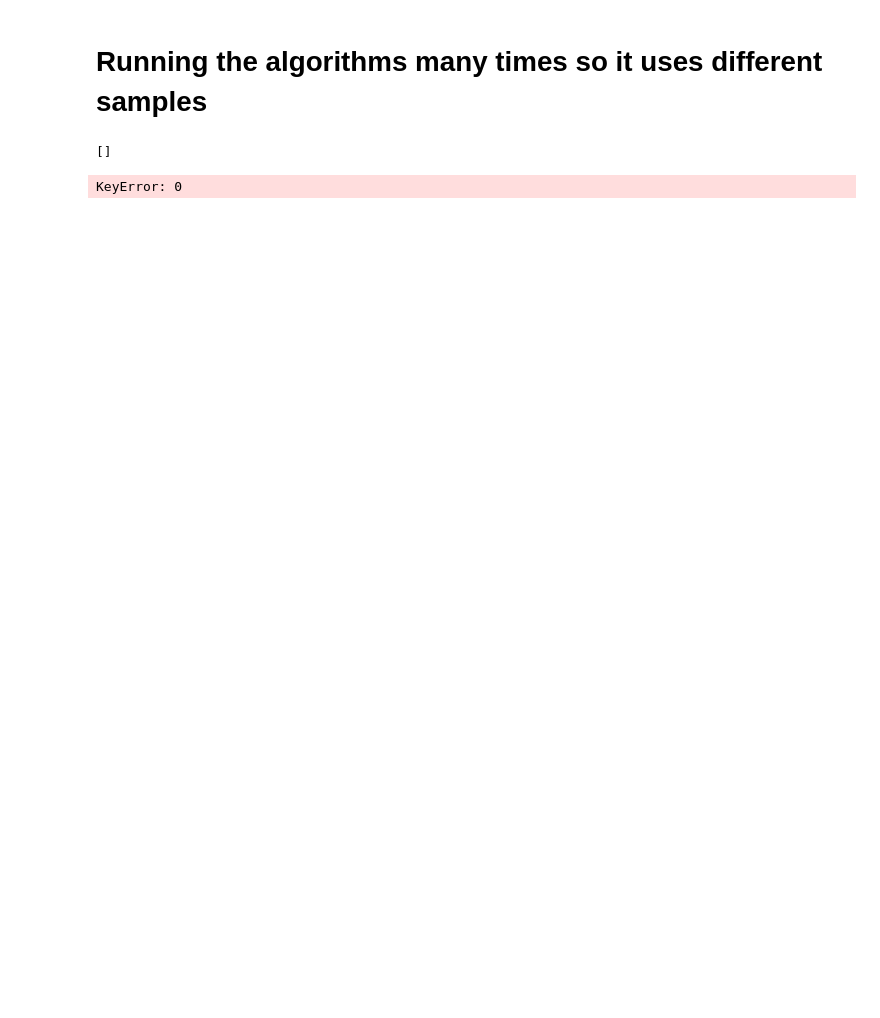
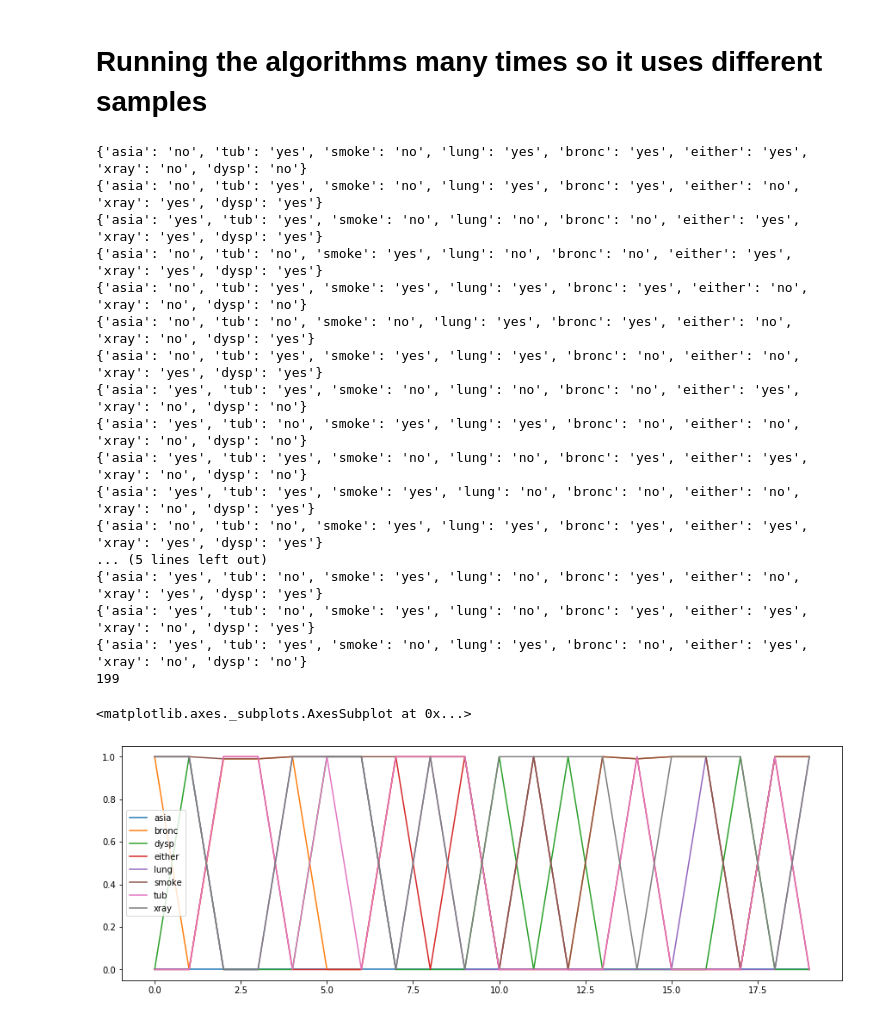
Before and after one commit to Jia-Pan/BN, a Jupyter notebook: BN_v1.ipynb, the cells around one changed output. Drawn from its saved outputs; the diff is of its cells as text; code cells hidden in the pictures; blank space fills up the shorter version.

```diff
--- a/BN_v1.ipynb
+++ b/BN_v1.ipynb
@@ -24,10 +72,34 @@ df.plot(figsize=(15,5))
 # %%
 df = pd.DataFrame()
 
+monitor = bn.generate_monitor()
+
 for i in range(20):
-    results, _ = bn.gibbs_sampling(iterations=10)
-    df= df.append(results,ignore_index=True)
+    results, _ = bn.gibbs_sampling(iterations=100)
+    df = df.append(results,ignore_index=True)
     print(i,end='\r')
 
-df = df.applymap(lambda x : x['yes'])
+for m in monitor:
+    df[m] = df[m].apply(lambda x : x[monitor[m]])
+#df = df.applymap(lambda x : x['yes'])
 df.plot(figsize=(15,5))
+# %% [output]
+{'asia': 'no', 'tub': 'yes', 'smoke': 'no', 'lung': 'yes', 'bronc': 'yes', 'either': 'yes', 'xray': 'no', 'dysp': 'no'}
+{'asia': 'no', 'tub': 'yes', 'smoke': 'no', 'lung': 'yes', 'bronc': 'yes', 'either': 'no', 'xray': 'yes', 'dysp': 'yes'}
+{'asia': 'yes', 'tub': 'yes', 'smoke': 'no', 'lung': 'no', 'bronc': 'no', 'either': 'yes', 'xray': 'yes', 'dysp': 'yes'}
+{'asia': 'no', 'tub': 'no', 'smoke': 'yes', 'lung': 'no', 'bronc': 'no', 'either': 'yes', 'xray': 'yes', 'dysp': 'yes'}
+{'asia': 'no', 'tub': 'yes', 'smoke': 'yes', 'lung': 'yes', 'bronc': 'yes', 'either': 'no', 'xray': 'no', 'dysp': 'no'}
+{'asia': 'no', 'tub': 'no', 'smoke': 'no', 'lung': 'yes', 'bronc': 'yes', 'either': 'no', 'xray': 'no', 'dysp': 'yes'}
+{'asia': 'no', 'tub': 'yes', 'smoke': 'yes', 'lung': 'yes', 'bronc': 'no', 'either': 'no', 'xray': 'yes', 'dysp': 'yes'}
+{'asia': 'yes', 'tub': 'yes', 'smoke': 'no', 'lung': 'no', 'bronc': 'no', 'either': 'yes', 'xray': 'no', 'dysp': 'no'}
+{'asia': 'yes', 'tub': 'no', 'smoke': 'yes', 'lung': 'yes', 'bronc': 'no', 'either': 'no', 'xray': 'no', 'dysp': 'no'}
+{'asia': 'yes', 'tub': 'yes', 'smoke': 'no', 'lung': 'no', 'bronc': 'yes', 'either': 'yes', 'xray': 'no', 'dysp': 'no'}
+{'asia': 'yes', 'tub': 'yes', 'smoke': 'yes', 'lung': 'no', 'bronc': 'no', 'either': 'no', 'xray': 'no', 'dysp': 'yes'}
+{'asia': 'no', 'tub': 'no', 'smoke': 'yes', 'lung': 'yes', 'bronc': 'yes', 'either': 'yes', 'xray': 'yes', 'dysp': 'yes'}
+... (5 lines left out)
+{'asia': 'yes', 'tub': 'no', 'smoke': 'yes', 'lung': 'no', 'bronc': 'yes', 'either': 'no', 'xray': 'yes', 'dysp': 'yes'}
+{'asia': 'yes', 'tub': 'no', 'smoke': 'yes', 'lung': 'no', 'bronc': 'yes', 'either': 'yes', 'xray': 'no', 'dysp': 'yes'}
+{'asia': 'yes', 'tub': 'yes', 'smoke': 'no', 'lung': 'yes', 'bronc': 'no', 'either': 'yes', 'xray': 'no', 'dysp': 'no'}
+199
+<matplotlib.axes._subplots.AxesSubplot at 0x...>
+[figure, added]
@@ -39,12 +105,0 @@ from pgmpy.models import BayesianModel
-# %%
-reader = BIFReader("asia.bif")
-model = reader.get_model()
-bayes = BayesianModel(model)
-
-bayes.get_cpds()
-# %% [output]
-[]
-# %%
-gibbs = GibbsSampling(model)
-# %% [output]
-KeyError: 0
```
Also changed, not shown: parts of 10 cells of this notebook, 1 other file.
